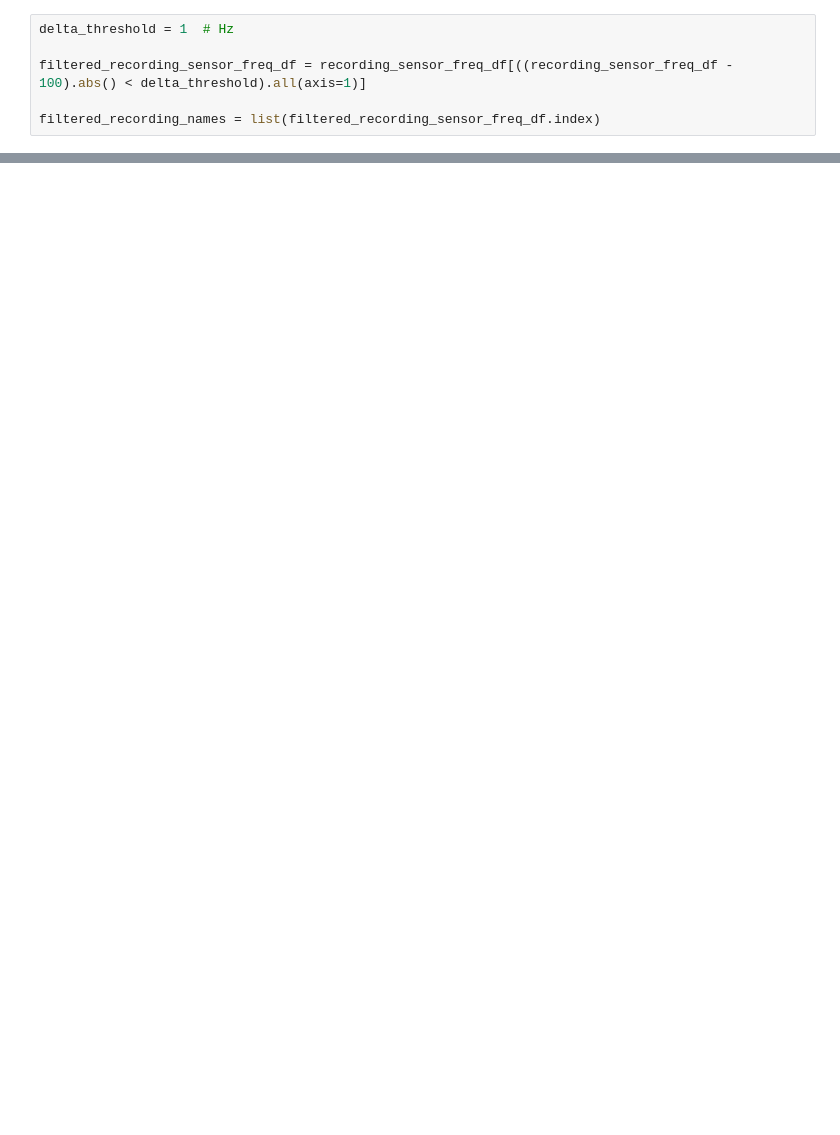
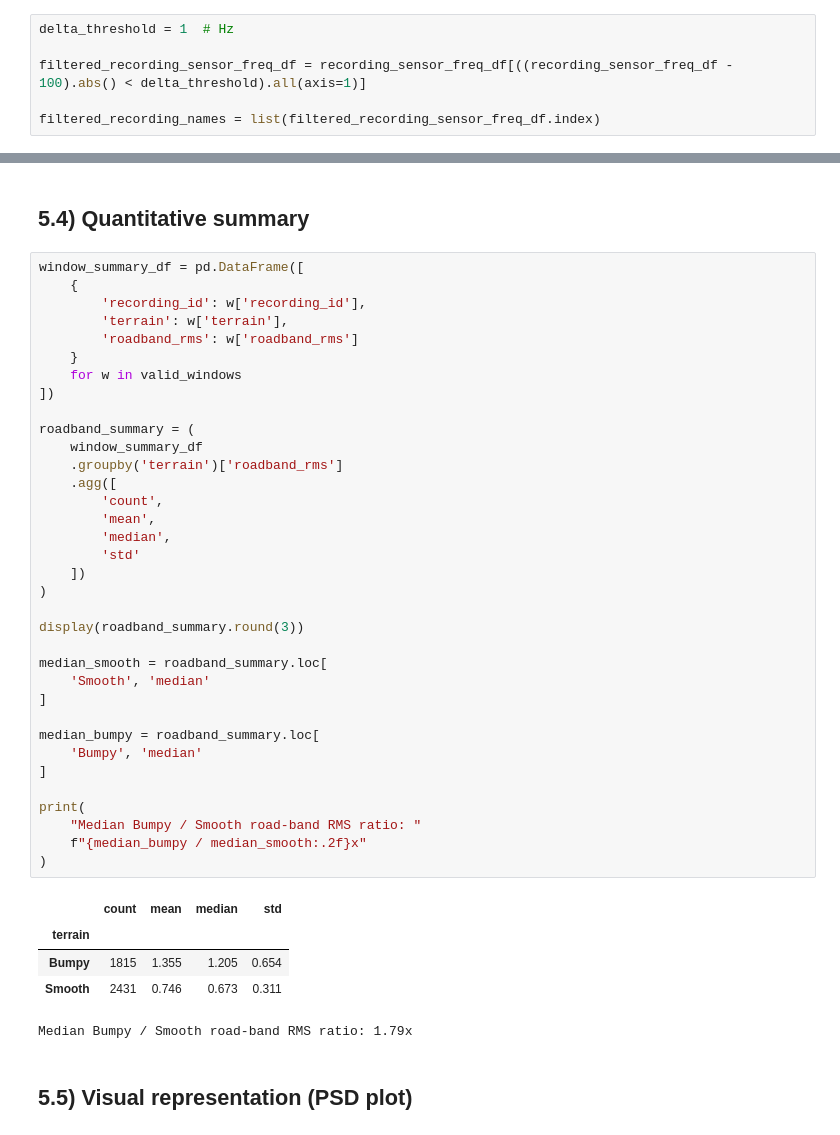
Before and after one commit to thesuacar/road-checker, a Jupyter notebook: notebook.ipynb, the cells around one changed output, grey strips where cells are left out. Saved outputs shown, nothing was run; the diff lists cells and outputs as text; blank space fills up the shorter version.

```diff
--- a/notebook.ipynb
+++ b/notebook.ipynb
@@ -246,0 +857,45 @@ Name: (Raw001, 1788710950665228500), dtype: object
+# %% [markdown]
+## 5.4) Quantitative summary
+# %%
+window_summary_df = pd.DataFrame([
+    {
+        'recording_id': w['recording_id'],
+        'terrain': w['terrain'],
+        'roadband_rms': w['roadband_rms']
+    }
+    for w in valid_windows
+])
+
+roadband_summary = (
+    window_summary_df
+    .groupby('terrain')['roadband_rms']
+    .agg([
+        'count',
+        'mean',
+        'median',
+        'std'
+    ])
+)
+
+display(roadband_summary.round(3))
+
+median_smooth = roadband_summary.loc[
+    'Smooth', 'median'
+]
+
+median_bumpy = roadband_summary.loc[
+    'Bumpy', 'median'
+]
+
+print(
+    "Median Bumpy / Smooth road-band RMS ratio: "
+    f"{median_bumpy / median_smooth:.2f}x"
+)
+# %% [output]
+|  | count | mean | median | std |
+| terrain |  |  |  |  |
+| Bumpy | 1815 | 1.355 | 1.205 | 0.654 |
+| Smooth | 2431 | 0.746 | 0.673 | 0.311 |
+Median Bumpy / Smooth road-band RMS ratio: 1.79x
+# %% [markdown]
+## 5.5) Visual representation (PSD plot)
```
Also changed, not shown: parts of 54 cells of this notebook, 13 other files.
